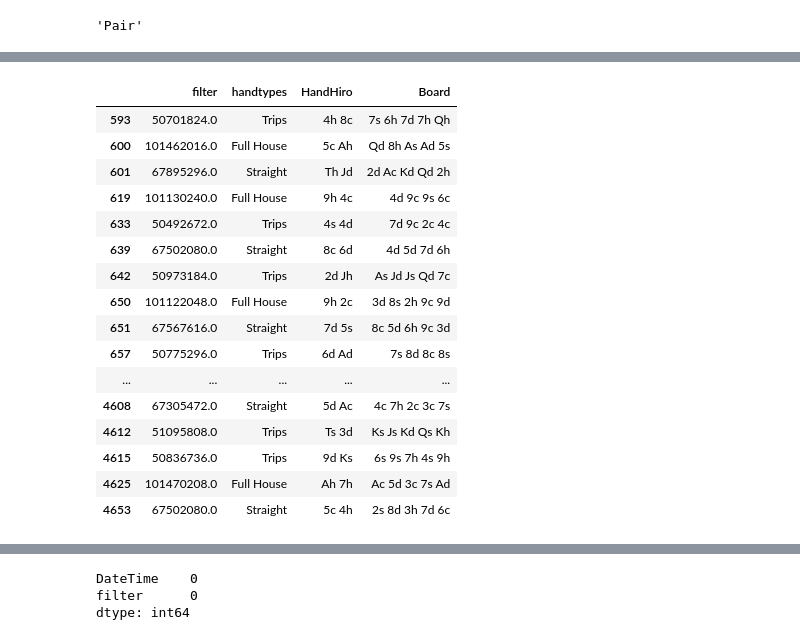
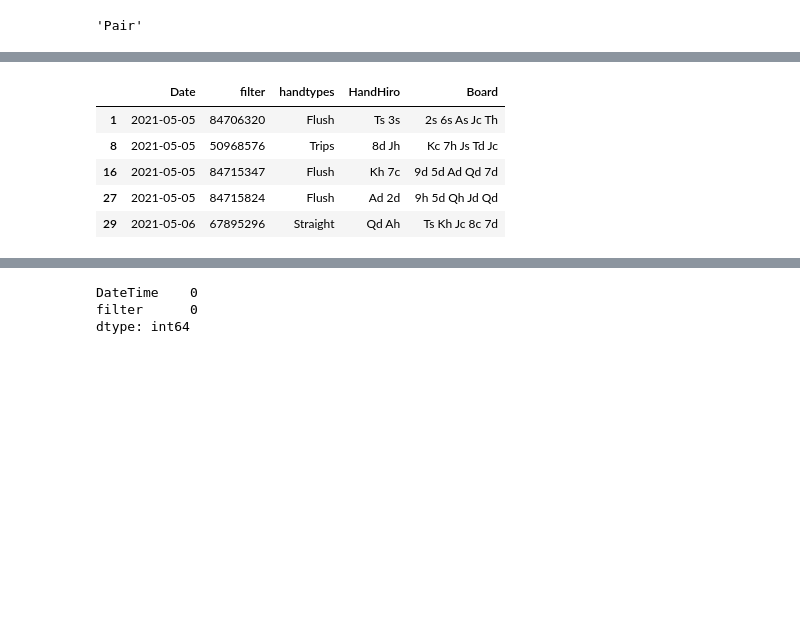
Before and after one commit to meraline/Analyz_Pokera, a Jupyter notebook: analiz_poker_v4.ipynb, the cells around one changed output, grey strips where cells are left out. Drawn from its saved outputs; the diff is of its cells as text; code cells hidden in the pictures; blank space fills up the shorter version.

```diff
--- a/analiz_poker_v4.ipynb
+++ b/analiz_poker_v4.ipynb
@@ -21,7 +21,7 @@ data_pd = {'TypeOfRoom': [], 'HandId': [], 'Tournament': [], 'Level': [], 'Date'
            'TimeZoneAbb': [], 'Table': [], 'NoOfPlayers': [], 'bain': [], 'HandHiro': [], 'Board': []}
 
 # Открываем файл
-with open('Poker_\SNG dimetruk 1-54133.txt', 'r') as f: #Poker_\SNG dimetruk 1-54133.txt
+with open('dim1000.txt', 'r') as f: #Poker_\SNG dimetruk 1-54133.txt
     data = f.read()
 
 # Ищем нужные данные
@@ -134,7 +145,7 @@ df.head()
 # %%
 # объеденяем руку и борд, выводим название комбинации
 
-df['hand'] = df['HandHiro'] + " " + df['Board']
+df.loc[:,['hand']] = df['HandHiro'] + " " + df['Board']
 # hand = df['hand'].values[7].split()
 # print(hand)
 
@@ -329,28 +334,17 @@ Name: DateTime, Length: 5406, dtype: datetime64[ns]
 # %%
 # отфильтруем комбинации "старшая карта" и "пара"
-df['filter'] = df['rang_namber'][df['rang_namber'] > 50000000] #[((df['rang_namber'] > 50000000) & (df['rang_namber'] < 60000000))]
+df['filter'] = df.loc[:,['rang_namber']][df.loc[:,['rang_namber']] > 50000000] #[((df['rang_namber'] > 50000000) & (df['rang_namber'] < 60000000))]
 df = df.dropna()
-df[['filter','handtypes','HandHiro','Board']].head(50)
+df[['Date','filter','handtypes','HandHiro','Board']].head()
 # df['filter_Two Pair'] = df['handtypes'][df['handtypes'] == 'Two Pair']
 # df['filter_Two Pair']
 # %% [output]
-|  | filter | handtypes | HandHiro | Board |
-| 593 | 50701824.0 | Trips | 4h 8c | 7s 6h 7d 7h Qh |
-| 600 | 101462016.0 | Full House | 5c Ah | Qd 8h As Ad 5s |
-| 601 | 67895296.0 | Straight | Th Jd | 2d Ac Kd Qd 2h |
-| 619 | 101130240.0 | Full House | 9h 4c | 4d 9c 9s 6c |
-| 633 | 50492672.0 | Trips | 4s 4d | 7d 9c 2c 4c |
-| 639 | 67502080.0 | Straight | 8c 6d | 4d 5d 7d 6h |
-| 642 | 50973184.0 | Trips | 2d Jh | As Jd Js Qd 7c |
-| 650 | 101122048.0 | Full House | 9h 2c | 3d 8s 2h 9c 9d |
-| 651 | 67567616.0 | Straight | 7d 5s | 8c 5d 6h 9c 3d |
-| 657 | 50775296.0 | Trips | 6d Ad | 7s 8d 8c 8s |
-| ... | ... | ... | ... | ... |
-| 4608 | 67305472.0 | Straight | 5d Ac | 4c 7h 2c 3c 7s |
-| 4612 | 51095808.0 | Trips | Ts 3d | Ks Js Kd Qs Kh |
-| 4615 | 50836736.0 | Trips | 9d Ks | 6s 9s 7h 4s 9h |
-| 4625 | 101470208.0 | Full House | Ah 7h | Ac 5d 3c 7s Ad |
-| 4653 | 67502080.0 | Straight | 5c 4h | 2s 8d 3h 7d 6c |
+|  | Date | filter | handtypes | HandHiro | Board |
+| 1 | 2021-05-05 | 84706320 | Flush | Ts 3s | 2s 6s As Jc Th |
+| 8 | 2021-05-05 | 50968576 | Trips | 8d Jh | Kc 7h Js Td Jc |
+| 16 | 2021-05-05 | 84715347 | Flush | Kh 7c | 9d 5d Ad Qd 7d |
+| 27 | 2021-05-05 | 84715824 | Flush | Ad 2d | 9h 5d Qh Jd Qd |
+| 29 | 2021-05-06 | 67895296 | Straight | Qd Ah | Ts Kh Jc 8c 7d |
 # %%
 data = df[['DateTime', 'filter']]
 data.head()
```
Also changed, not shown: parts of 14 cells of this notebook, 8 other files.
